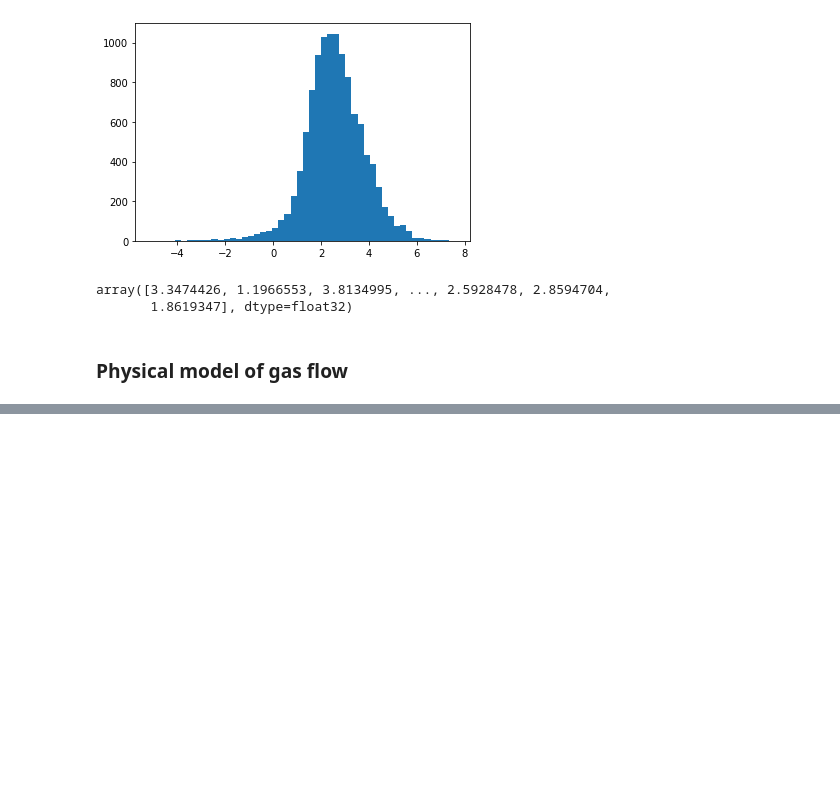
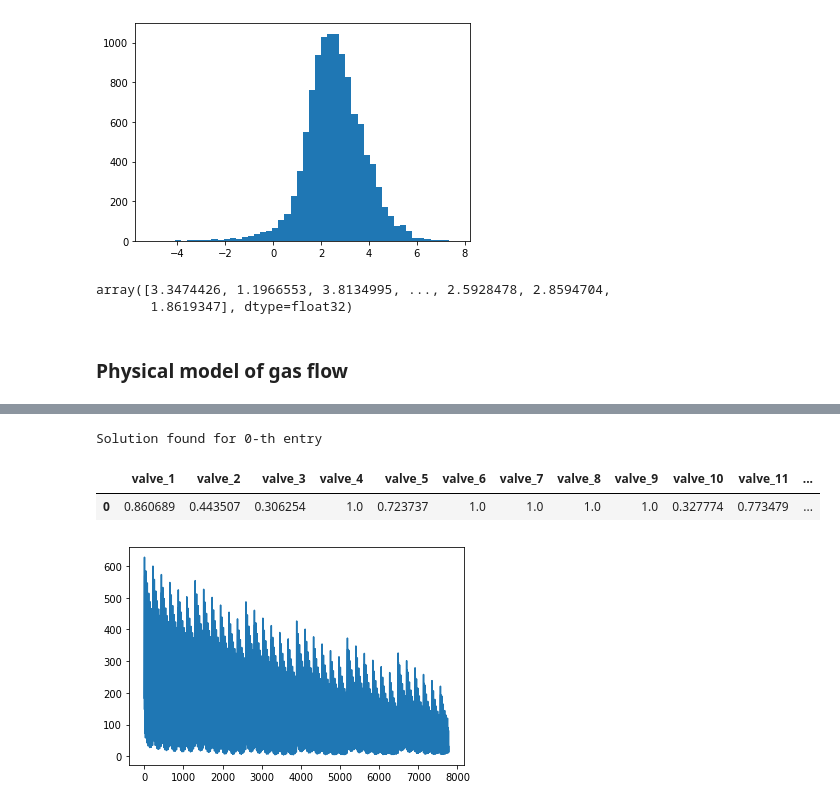
Before and after one commit to maftukh/energy-hack, a Jupyter notebook: experiments.ipynb, the cells around one changed output, grey strips where cells are left out. Cells and saved outputs as stored; diff of their text form; code cells hidden in the pictures; blank space fills up the shorter version.

Commit message:
Gas model

```diff
--- a/experiments.ipynb
+++ b/experiments.ipynb
@@ -110,0 +129,15 @@ valve_12: lr - 0.8715 ± 0.0580 ; rf - 0.9751 ± 0.0248
+# %%
+data_pq = df_add[all_pq_cols_add]
+X = data_pq.values
+scaler = StandardScaler()
+X_scaled = scaler.fit_transform(X)
+valves = ['valve_1', 'valve_2', 'valve_3', 'valve_4', 'valve_5', 'valve_6',
+       'valve_7', 'valve_8', 'valve_9', 'valve_10', 'valve_11', 'valve_12']
+valve_results = {}
+for valve in valves:
+    lin_reg = LinearRegression()
+    lr_res = cross_validate(lin_reg, X_scaled, df_add[valve], scoring='r2', cv=10, n_jobs=-1)['test_score']
+    rf = RandomForestRegressor(n_estimators=50, max_depth=12)
+    rf_res = cross_validate(rf, X, df_add[valve], scoring='r2', cv=10, n_jobs=-1)['test_score']
+    valve_results[valve] = f'lr - {lr_res.mean():.4f} ± {lr_res.std():.4f} ; rf - {rf_res.mean():.4f} ± {rf_res.std():.4f}'
+    print(f'{valve}: lr - {lr_res.mean():.4f} ± {lr_res.std():.4f} ; rf - {rf_res.mean():.4f} ± {rf_res.std():.4f}')
@@ -152,11 +198,14 @@ Q_7: lr - 0.9523 ± 0.0051 ;rf - 0.9535 ± 0.0102
 Based on valves and GRS P and Q values, since they are predicted very well:
 # %%
 df_pq = df[all_pq_cols]
-X = df[[*valves,  'PGRS_1', 'PGRS_2', 'QGRS_1', 'QGRS_2']].values
+X = df[valves].values
+X_grs = df[[*valves,  'PGRS_1', 'PGRS_2', 'QGRS_1', 'QGRS_2']].values
+scaler = StandardScaler()
+X_scaled = scaler.fit_transform(X)
 pq_grs_results = {}
 for device in df_pq.columns:
     lin_reg = LinearRegression()
-    lr_res = cross_validate(lin_reg, X, df_pq[device], scoring='r2', cv=10, n_jobs=-1, return_estimator=True)
+    lr_res = cross_validate(lin_reg, X_scaled, df_pq[device], scoring='r2', cv=10, n_jobs=-1, return_estimator=True)
 
     rf = RandomForestRegressor(n_estimators=50, max_depth=10)
     rf_res = cross_validate(rf, X, df_pq[device], scoring='r2', cv=10, n_jobs=-1, return_estimator=True)
@@ -168,7 +217,7 @@ for device in df_pq.columns:
         best_model = lr_res['estimator'][np.argmax(lr_res['test_score'])]
         bm_name = 'Linear Regression'
 
-    pq_results[device] = best_model
+    pq_grs_results[device] = best_model
     print(f'{device:9s}lr - {lr_res["test_score"].mean():.4f} ± {lr_res["test_score"].std():.4f} ; '\
           f'rf - {rf_res["test_score"].mean():.4f} ± {rf_res["test_score"].std():.4f} ; '\
           f'{bm_name}')
@@ -193,2 +242,3 @@ Q_7      lr - 0.9672 ± 0.0037 ; rf - 0.9799 ± 0.0043 ; Random Forest
 # %%
-df.head()
+for device, model in pq_grs_results.items():
+    pickle.dump(model, open(os.path.join('models', f'{device}_model.sav'), 'wb'))
@@ -285,0 +538,5 @@ class GasNCity():
+# %%
+gas = GasNCity(load_models=False, folder_path='models')
+gas.init_models()
+gas.fit_models(df[valves], y=df[all_pq_cols], verbose=True)
+# gas = GasNCity(load_models=True, folder_path='models')
@@ -285,0 +563,8 @@ class GasNCity():
+# %%
+res = gas.find_valves(df[all_pq_cols][:1], verbose=True)
+res
+# %% [output]
+Solution found for 0-th entry
+|  | valve_1 | valve_2 | valve_3 | valve_4 | valve_5 | valve_6 | valve_7 | valve_8 | valve_9 | valve_10 | valve_11 | ... |
+| 0 | 0.860689 | 0.443507 | 0.306254 | 1.0 | 0.723737 | 1.0 | 1.0 | 1.0 | 1.0 | 0.327774 | 0.773479 | ... |
+[figure, added]
```
Also changed, not shown: parts of 18 cells of this notebook, 32 other files.
